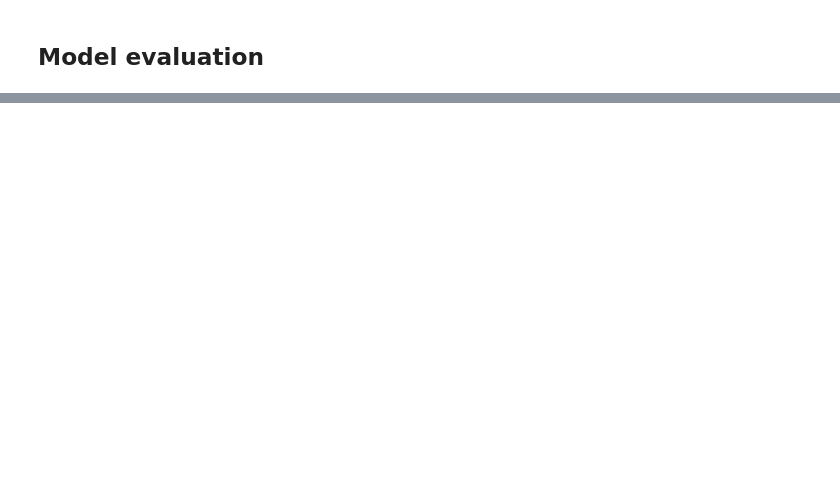
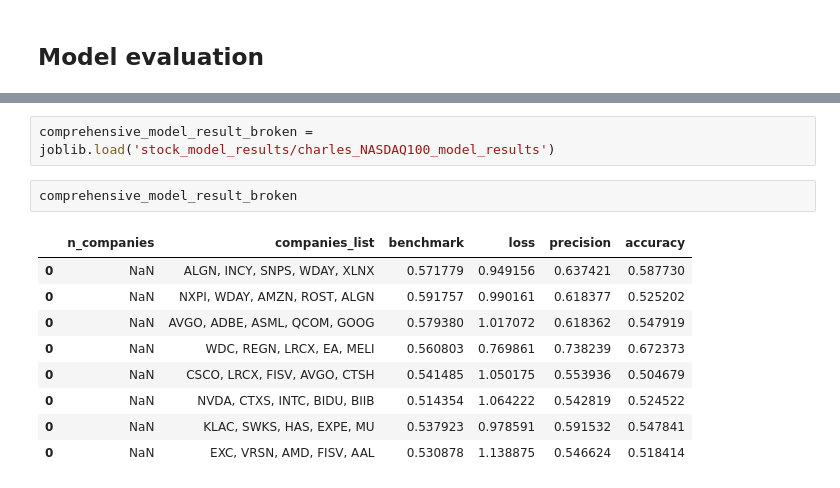
Before and after one commit to marcin-sobocinski/mlchartist, a Jupyter notebook: notebooks/companies_clusters/charles_NASDAQ100_model.ipynb, the cells around one changed output, grey strips where cells are left out. Cells and saved outputs as stored; diff of their text form; blank space fills up the shorter version.

```diff
--- a/notebooks/companies_clusters/charles_NASDAQ100_model.ipynb
+++ b/notebooks/companies_clusters/charles_NASDAQ100_model.ipynb
@@ -234,0 +531,14 @@ model.evaluate(test_x, test_y)
+# %%
+comprehensive_model_result_broken = joblib.load('stock_model_results/charles_NASDAQ100_model_results')
+# %%
+comprehensive_model_result_broken
+# %% [output]
+|  | n_companies | companies_list | benchmark | loss | precision | accuracy |
+| 0 | NaN | ALGN, INCY, SNPS, WDAY, XLNX | 0.571779 | 0.949156 | 0.637421 | 0.587730 |
+| 0 | NaN | NXPI, WDAY, AMZN, ROST, ALGN | 0.591757 | 0.990161 | 0.618377 | 0.525202 |
+| 0 | NaN | AVGO, ADBE, ASML, QCOM, GOOG | 0.579380 | 1.017072 | 0.618362 | 0.547919 |
+| 0 | NaN | WDC, REGN, LRCX, EA, MELI | 0.560803 | 0.769861 | 0.738239 | 0.672373 |
+| 0 | NaN | CSCO, LRCX, FISV, AVGO, CTSH | 0.541485 | 1.050175 | 0.553936 | 0.504679 |
+| 0 | NaN | NVDA, CTXS, INTC, BIDU, BIIB | 0.514354 | 1.064222 | 0.542819 | 0.524522 |
+| 0 | NaN | KLAC, SWKS, HAS, EXPE, MU | 0.537923 | 0.978591 | 0.591532 | 0.547841 |
+| 0 | NaN | EXC, VRSN, AMD, FISV, AAL | 0.530878 | 1.138875 | 0.546624 | 0.518414 |
```
Also changed, not shown: parts of 28 cells of this notebook, 2 other files.
